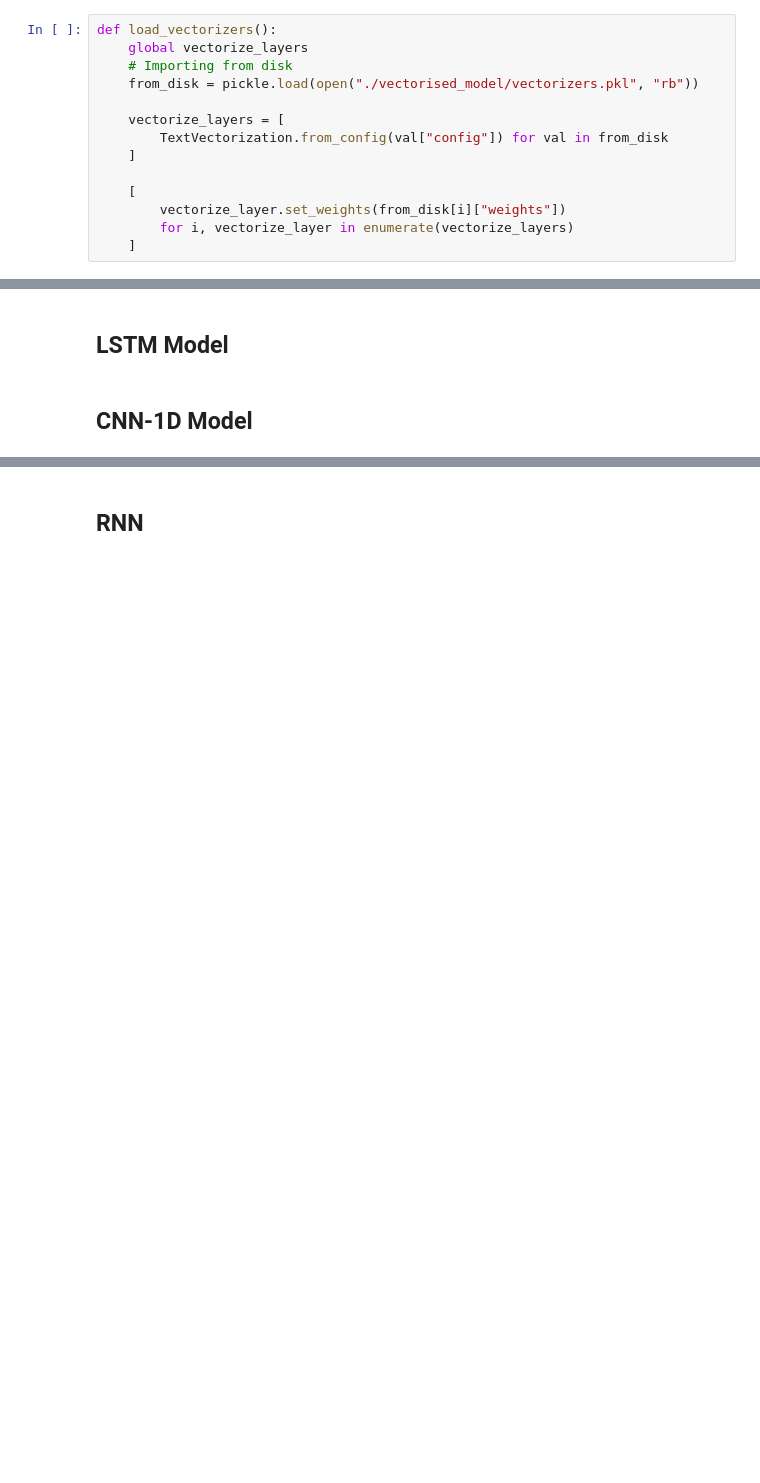
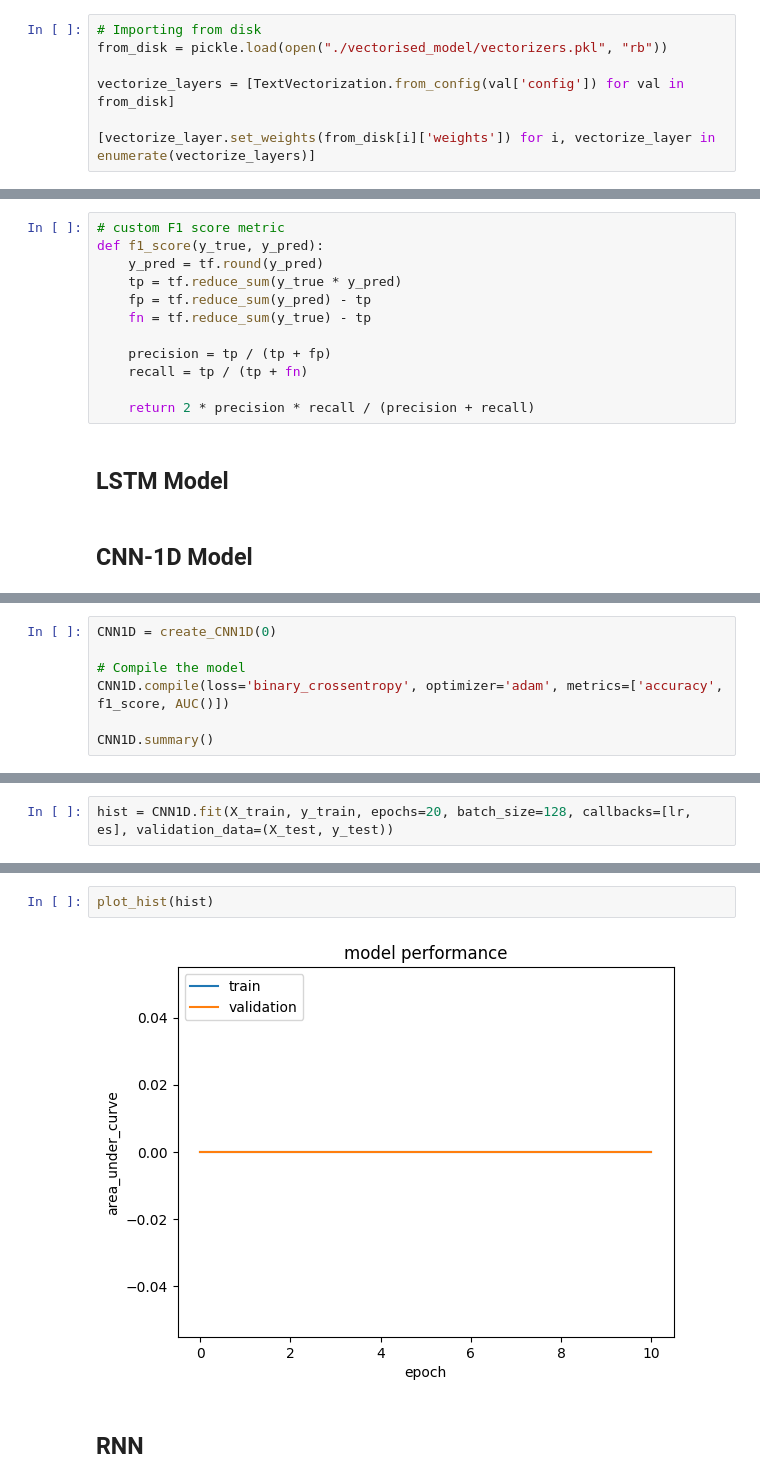
Before and after one commit to RileyLeo/IMDB-Movie-Reviews-Sentimental-Analysis, a Jupyter notebook: notebook.ipynb, the cells around one changed output, grey strips where cells are left out. Drawn from its saved outputs; the diff is of its cells as text; blank space fills up the shorter version.

```diff
--- a/notebook.ipynb
+++ b/notebook.ipynb
@@ -560,16 +559,9 @@ pickle.dump([{'config': vectorize_layer.get_config(),
              'parameter': configurations[i]} for i, vectorize_layer in enumerate(vectorize_layers)]
             , open("./vectorised_model/vectorizers.pkl", "wb"))
 # %%
-def load_vectorizers():
-    global vectorize_layers
-    # Importing from disk
-    from_disk = pickle.load(open("./vectorised_model/vectorizers.pkl", "rb"))
+# Importing from disk
+from_disk = pickle.load(open("./vectorised_model/vectorizers.pkl", "rb"))
 
-    vectorize_layers = [
-        TextVectorization.from_config(val["config"]) for val in from_disk
-    ]
+vectorize_layers = [TextVectorization.from_config(val['config']) for val in from_disk]
 
-    [
-        vectorize_layer.set_weights(from_disk[i]["weights"])
-        for i, vectorize_layer in enumerate(vectorize_layers)
-    ]
+[vectorize_layer.set_weights(from_disk[i]['weights']) for i, vectorize_layer in enumerate(vectorize_layers)]
@@ -617,6 +609,18 @@ def plot_hist(hist, metric='auc'):
 lr = ReduceLROnPlateau(monitor="val_auc", mode='max', factor=0.7, patience=4, verbose=False)
 es = EarlyStopping(monitor='val_auc',mode='max', patience=10, verbose=False, restore_best_weights=True)
 tn = TerminateOnNaN()
+# %%
+# custom F1 score metric
+def f1_score(y_true, y_pred):
+    y_pred = tf.round(y_pred)
+    tp = tf.reduce_sum(y_true * y_pred)
+    fp = tf.reduce_sum(y_pred) - tp
+    fn = tf.reduce_sum(y_true) - tp
+
+    precision = tp / (tp + fp)
+    recall = tp / (tp + fn)
+
+    return 2 * precision * recall / (precision + recall)
 # %% [markdown]
 ## LSTM Model
 # %% [markdown]
@@ -660,0 +644,7 @@ _________________________________________________________________
+# %%
+CNN1D = create_CNN1D(0)
+
+# Compile the model
+CNN1D.compile(loss='binary_crossentropy', optimizer='adam', metrics=['accuracy', f1_score, AUC()])
+
+CNN1D.summary()
@@ -660,0 +669,2 @@ _________________________________________________________________
+# %%
+hist = CNN1D.fit(X_train, y_train, epochs=20, batch_size=128, callbacks=[lr, es], validation_data=(X_test, y_test))
@@ -661,3 +689,7 @@ _________________________________________________________________
+# %%
+plot_hist(hist)
+# %% [output]
+[figure, added]
 # %% [markdown]
 ## RNN
 # %% [markdown]
```
Also changed, not shown: parts of 9 cells of this notebook.
